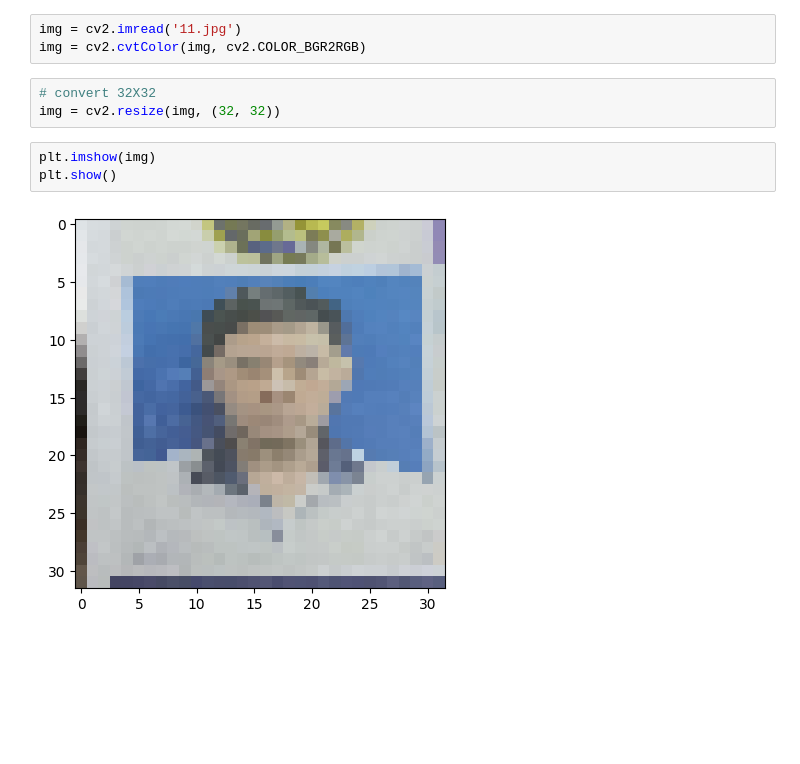
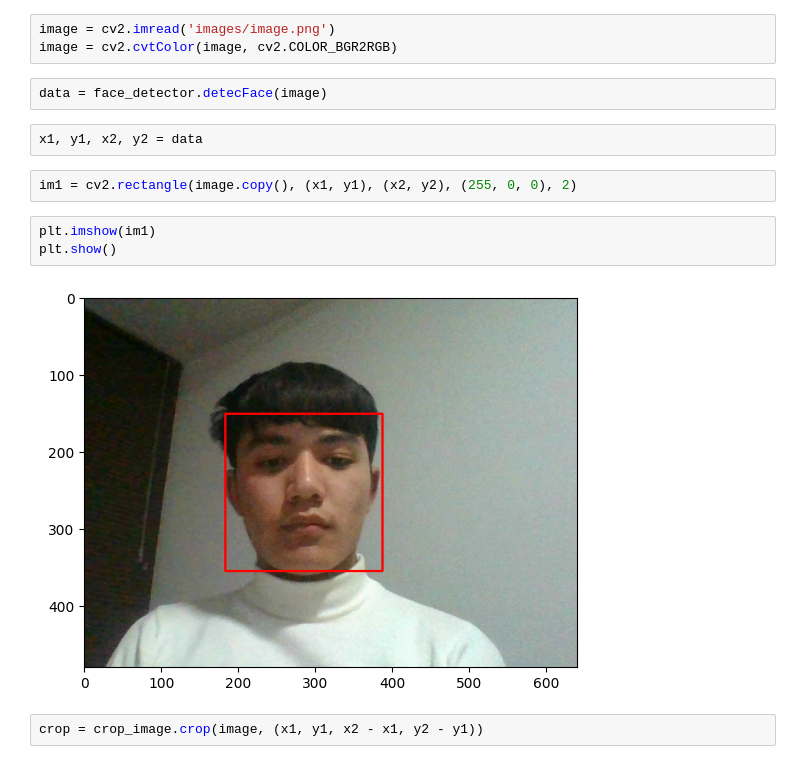
Before and after one commit to JavohirJalilov/face-untispoofing-detection, a Jupyter notebook: example.ipynb, the cells around one changed output. Saved outputs shown, nothing was run; the diff lists cells and outputs as text; blank space fills up the shorter version.

```diff
--- a/example.ipynb
+++ b/example.ipynb
@@ -33,11 +22,16 @@ _________________________________________________________________
 # %%
-img = cv2.imread('11.jpg')
-img = cv2.cvtColor(img, cv2.COLOR_BGR2RGB)
+image = cv2.imread('images/image.png')
+image = cv2.cvtColor(image, cv2.COLOR_BGR2RGB)
-# %%
-# convert 32X32
-img = cv2.resize(img, (32, 32))
+# %%
+data = face_detector.detecFace(image)
+# %%
+x1, y1, x2, y2 = data
+# %%
+im1 = cv2.rectangle(image.copy(), (x1, y1), (x2, y2), (255, 0, 0), 2)
 # %%
-plt.imshow(img)
+plt.imshow(im1)
 plt.show()
 # %% [output]
-[figure, old version]
+[figure, new version]
+# %%
+crop = crop_image.crop(image, (x1, y1, x2 - x1, y2 - y1))
```
Also changed, not shown: parts of 20 cells of this notebook.
